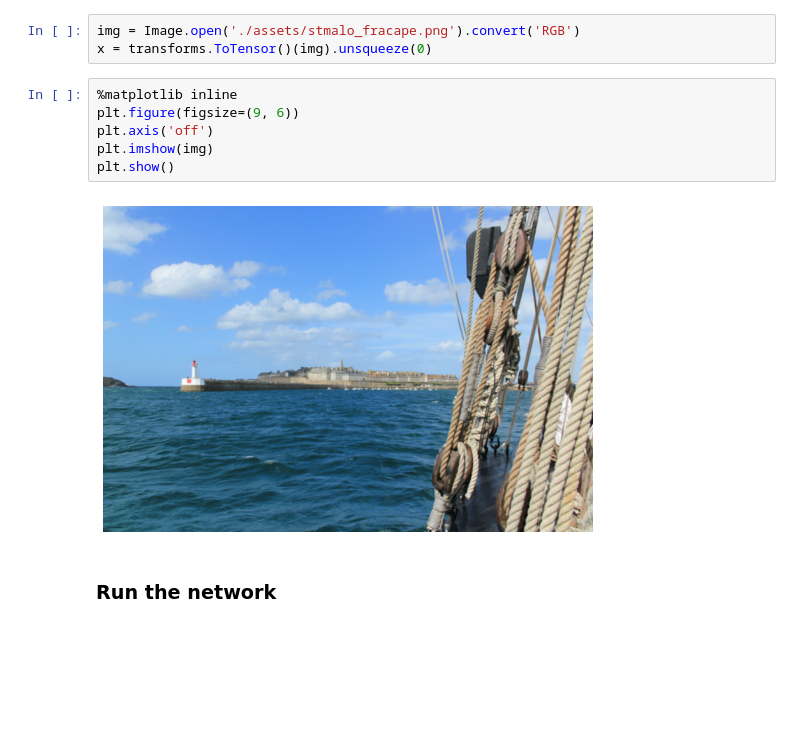
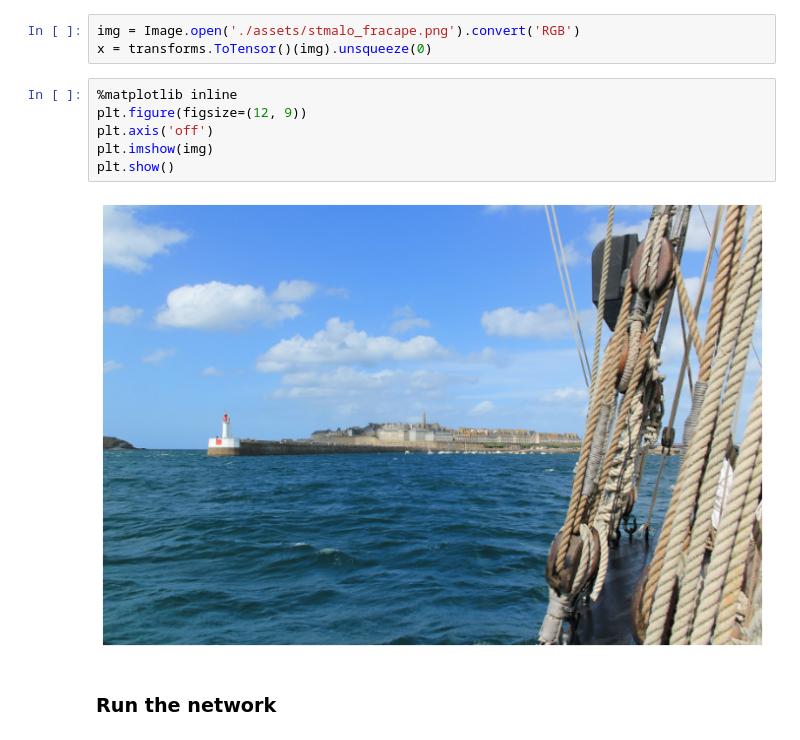
Before and after one commit to InterDigitalInc/CompressAI, a Jupyter notebook: examples/CompressAI Inference Demo.ipynb, the cells around one changed output. Cells and saved outputs as stored; diff of their text form; blank space fills up the shorter version.

```diff
--- a/examples/CompressAI Inference Demo.ipynb
+++ b/examples/CompressAI Inference Demo.ipynb
@@ -39,12 +39,12 @@ img = Image.open('./assets/stmalo_fracape.png').convert('RGB')
 x = transforms.ToTensor()(img).unsqueeze(0)
 # %%
 %matplotlib inline
-plt.figure(figsize=(9, 6))
+plt.figure(figsize=(12, 9))
 plt.axis('off')
 plt.imshow(img)
 plt.show()
 # %% [output]
-[figure, old version]
+[figure, new version]
 # %% [markdown]
 ### Run the network
 # %%
```
Also changed, not shown: parts of 6 cells of this notebook.
